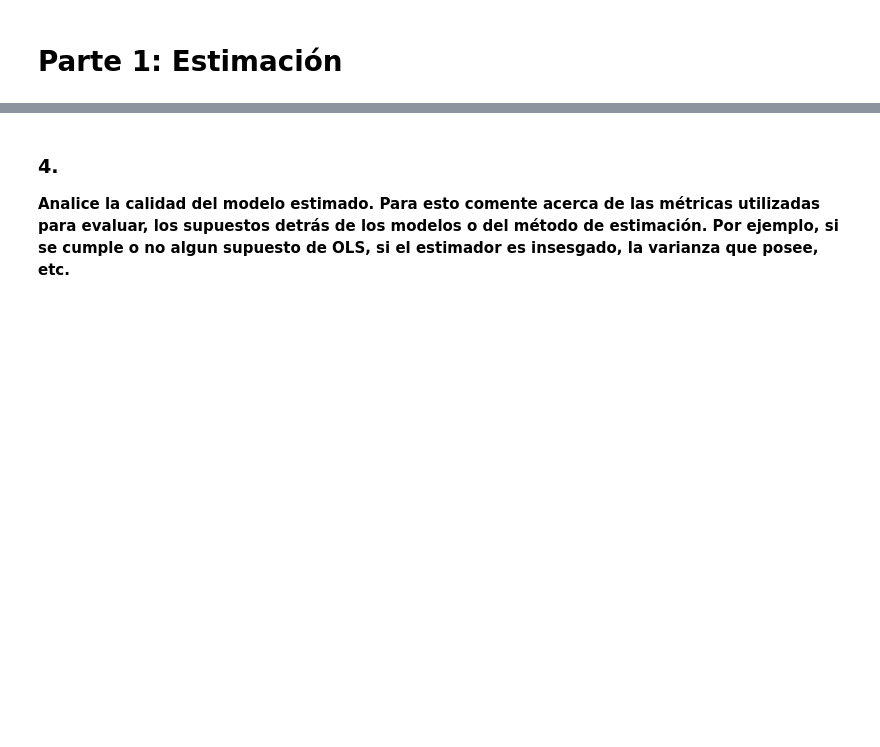
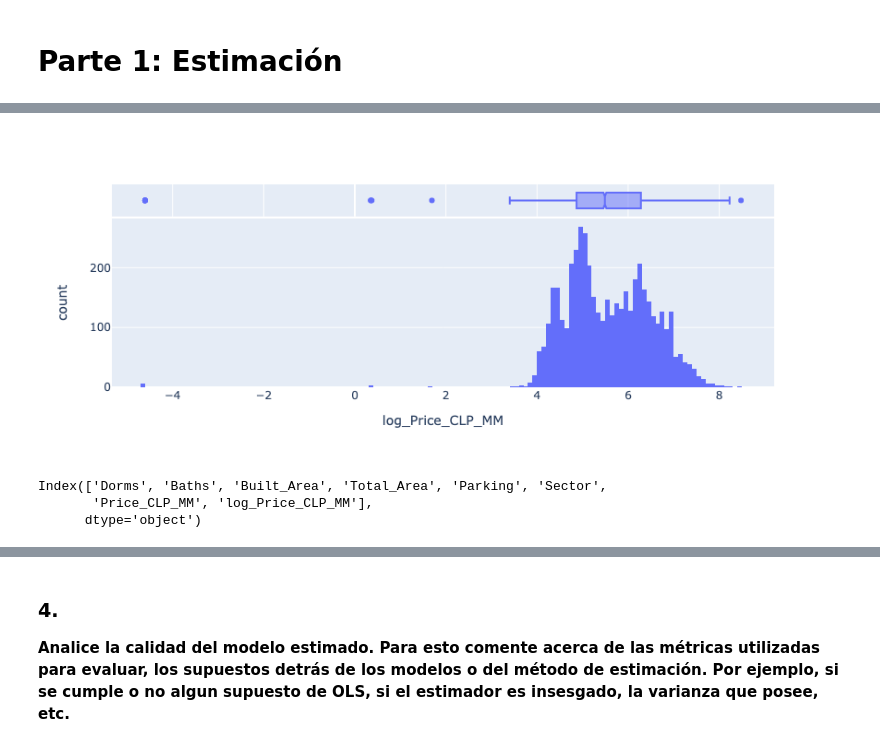
Before and after one commit to mvarasg/MDS7101-Estadistica, a Jupyter notebook: Tareas/T2/Tarea 2 Estadística.ipynb, the cells around one changed output, grey strips where cells are left out. Drawn from its saved outputs; the diff is of its cells as text; code cells hidden in the pictures; blank space fills up the shorter version.

```diff
--- a/Tareas/T2/Tarea 2 Estadística.ipynb
+++ b/Tareas/T2/Tarea 2 Estadística.ipynb
@@ -56,0 +115,8 @@ from sklearn.metrics import classification_report
+# %%
+data["log_Price_CLP_MM"] = data["Price_CLP_MM"].apply(lambda x: np.log(x))
+
+data.replace([np.inf, -np.inf], np.nan, inplace=True)
+
+data.dropna(how='all', inplace=True)
+
+data.head()
@@ -56,0 +130,12 @@ from sklearn.metrics import classification_report
+# %%
+fig = px.histogram(data, x="log_Price_CLP_MM",marginal='box')
+fig.show()
+# %% [output]
+[figure, added]
+# %%
+data.rename(columns={"Built Area": "Built_Area", "Total Area": "Total_Area"}, inplace=True)
+data.columns
+# %% [output]
+Index(['Dorms', 'Baths', 'Built_Area', 'Total_Area', 'Parking', 'Sector',
+       'Price_CLP_MM', 'log_Price_CLP_MM'],
+      dtype='object')
```
Also changed, not shown: parts of 36 cells of this notebook, 4 other files.
